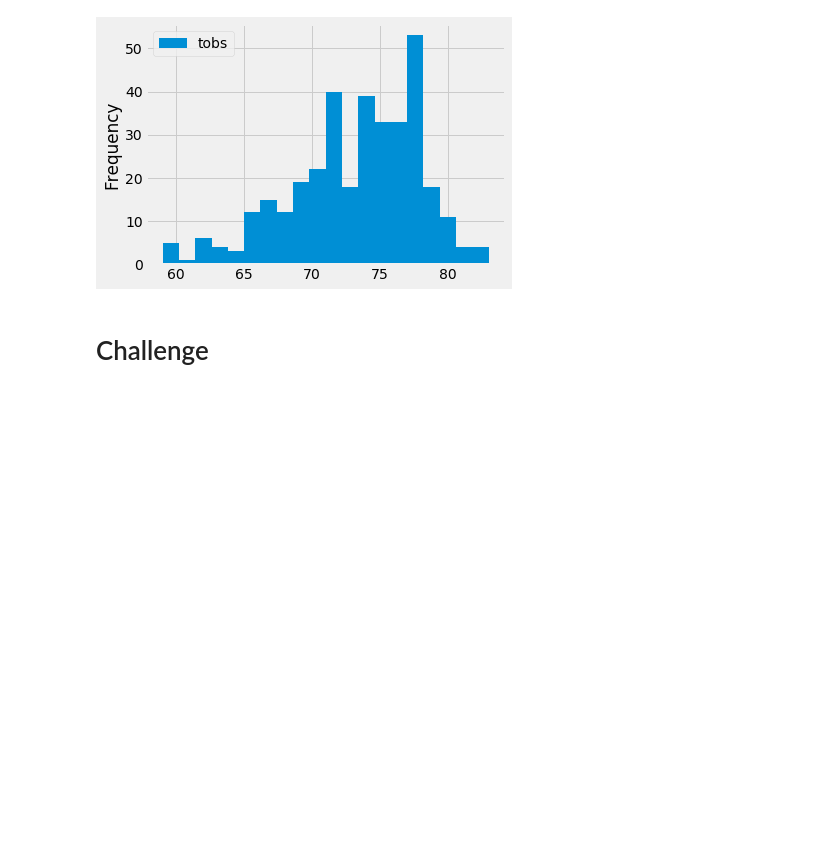
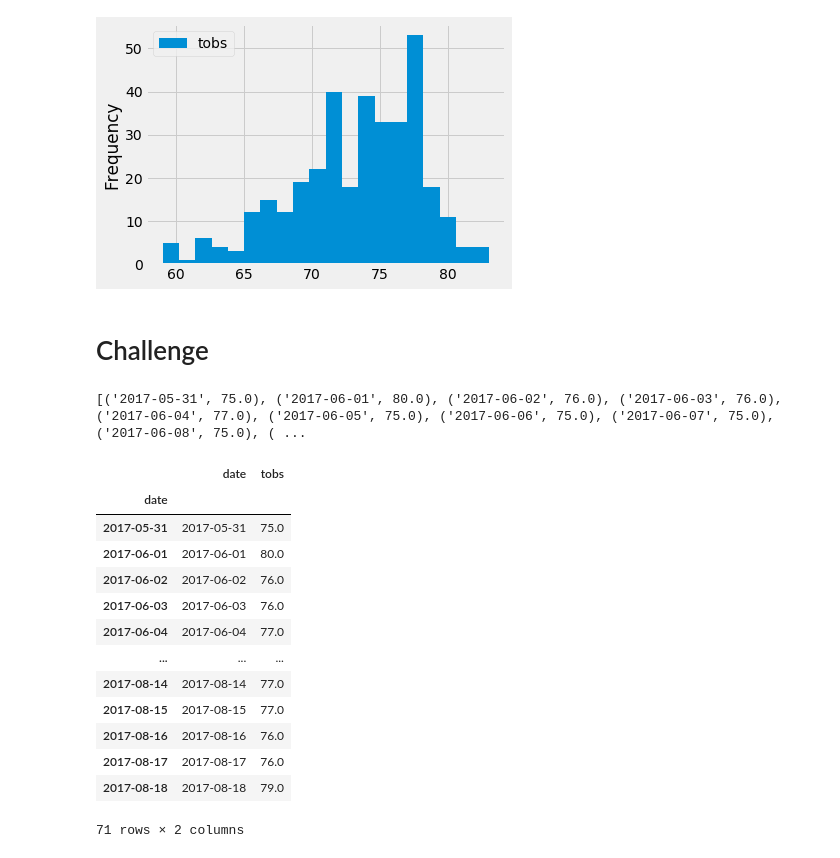
Before and after one commit to misterrustia/surfs_up, a Jupyter notebook: climate_analysis.ipynb, the cells around one changed output. Cells and saved outputs as stored; diff of their text form; code cells hidden in the pictures; blank space fills up the shorter version.

```diff
--- a/climate_analysis.ipynb
+++ b/climate_analysis.ipynb
@@ -204,3 +329,37 @@ plt.tight_layout()
 # and return the minimum, average, and maximum temperatures for that range of dates
 # %% [markdown]
 # Challenge
+# %%
+# Design a query to retrieve june of precipitation data and plot the results.
+#Starting from the last data point in the database.
+june_data = dt.date(2017, 6, 1) - dt.timedelta(days=1)#dt.date(2017,6,1) # // dt.timedelta(days=30)
+# Calculate the date one year from the last date in data set.
+results = []
+# Perform a query to retrieve the data and precipitation scores
+results = session.query(Measurement.date, Measurement.tobs).\
+filter(Measurement.date >= june_data).\
+filter(Measurement.station == 'USC00519281').all()
+print(results)
+# Save the query results as a Pandas DataFrame and set the index to the date column
+df = pd.DataFrame(results, columns=['date','tobs'])
+#inplace means mod the df where it is dont make a new one (which would be =false)
+df.set_index(df['date'], inplace=True)
+# Sort the dataframe by date
+df
+# Use Pandas Plotting with Matplotlib to plot the data
+# %% [output]
+[('2017-05-31', 75.0), ('2017-06-01', 80.0), ('2017-06-02', 76.0), ('2017-06-03', 76.0), ('2017-06-04', 77.0), ('2017-06-05', 75.0), ('2017-06-06', 75.0), ('2017-06-07', 75.0), ('2017-06-08', 75.0), ( ...
+|  | date | tobs |
+| date |  |  |
+| 2017-05-31 | 2017-05-31 | 75.0 |
+| 2017-06-01 | 2017-06-01 | 80.0 |
+| 2017-06-02 | 2017-06-02 | 76.0 |
+| 2017-06-03 | 2017-06-03 | 76.0 |
+| 2017-06-04 | 2017-06-04 | 77.0 |
+| ... | ... | ... |
+| 2017-08-14 | 2017-08-14 | 77.0 |
+| 2017-08-15 | 2017-08-15 | 77.0 |
+| 2017-08-16 | 2017-08-16 | 76.0 |
+| 2017-08-17 | 2017-08-17 | 76.0 |
+| 2017-08-18 | 2017-08-18 | 79.0 |
+71 rows × 2 columns
```
Also changed, not shown: parts of 16 cells of this notebook.
